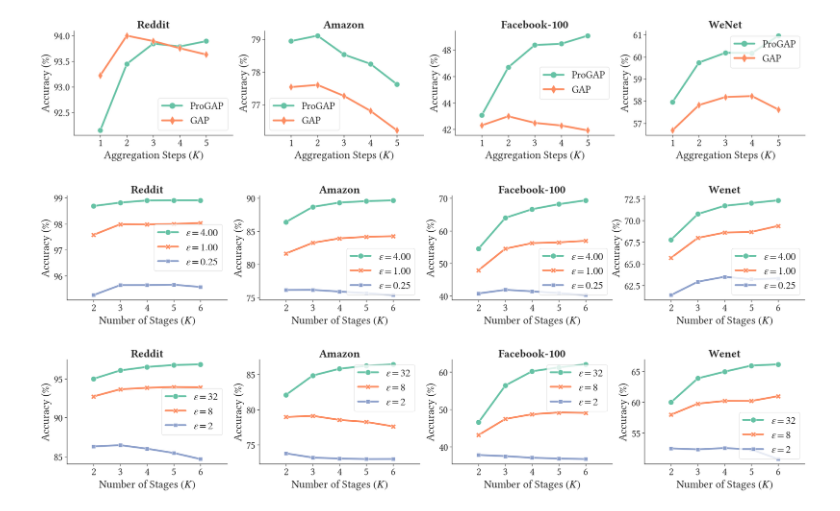
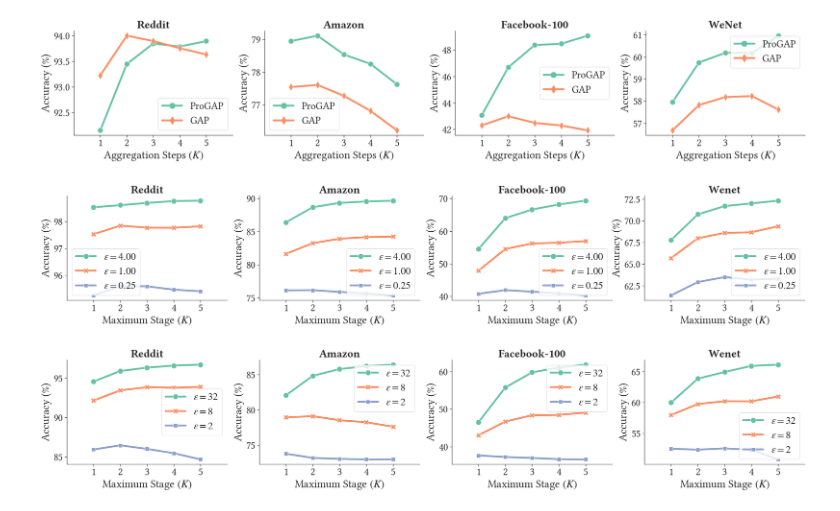
Before and after one commit to sisaman/ProGAP, a Jupyter notebook: results.ipynb, the cells around one changed output. Cells and saved outputs as stored; diff of their text form; code cells hidden in the pictures.

```diff
--- a/results.ipynb
+++ b/results.ipynb
@@ -487,7 +461,7 @@ g.fig.subplots_adjust(hspace=0.4, wspace=0.2)
 # %% [output]
 [figure]
 # %%
-cols = ['method', 'dataset', 'epsilon', 'stages', 'val/acc_mean', 'test/acc_mean']
+cols = ['method', 'dataset', 'epsilon', 'stages', 'layerwise', 'val/acc_mean', 'test/acc_mean']
 methods = ['ProGAP-EDP']
 datasets = ['reddit', 'amazon', 'facebook-100', 'wenet']
 epsilons = [0.25, 1, 4]
@@ -500,6 +474,8 @@ df = df.filter(items=cols)
 df = df[df['method'].isin(methods)]
 df = df[df['dataset'].isin(datasets)]
 df = df[df['epsilon'].isin(epsilons)]
+df = df.query('layerwise == False')
+df['stages'] -= 1
 
 # select best models based on valication accuracy
 idx = df.groupby(['method', 'dataset', 'epsilon', 'stages'])['val/acc_mean'].idxmax().values
@@ -508,33 +484,33 @@ df = df.loc[idx]
 df = df.sort_values(by='epsilon', ascending=False)
 df['epsilon'] = df['epsilon']#.astype(int).astype(str)
 df['style'] = df['method'].str.cat(df['epsilon'].astype(str), sep='-')
 
 g = sns.relplot(kind='line', data=df, hue='style', y='test/acc_mean', x='stages', col='dataset', aspect=1.2,
                 col_order=datasets, row_order=methods, markers=True, dashes=False, style='style', legend=False,
                 facet_kws={'sharey': False, 'sharex': False}, errorbar=None)
 
-g.set(ylabel='Accuracy (%)', xlabel='Number of Stages $(K)$', xlim=(1,7), xticks=range(2,7))
+g.set(ylabel='Accuracy (%)', xlabel='Maximum Stage $(K)$', xlim=(0,6), xticks=range(1,6))
 for method, axes in zip(methods, g.axes):
     for dataset, ax in zip(datasets, axes):
         ax.set_title(label=dataset.capitalize(), fontdict={'fontweight': 'bold'}, )
         ax.legend(
             labels=[f'$\epsilon={eps:.2f}$' for eps in df.loc[(df['method'] == method) & (df['dataset'] == dataset), 'epsilon'].unique()],
             # loc=legend_loc.get((method, dataset), None),
         )
         # ax.set_ylabel(f'{method} Accuracy (%)')
 
 # g.axes[0][0].set(ylim=(65,80))
 # g.axes[0][1].set(ylim=(97,99.1)); # g.axes[0][1].yaxis.set_major_formatter(FormatStrFormatter('%.1f'))
 # g.axes[0][2].set_ylim(70,85)
 # g.axes[1][0].set_ylim(55,70)
 # g.axes[1][1].set(ylim=(92,96))
 # g.axes[1][2].set_ylim(76,82)
 
 
 g.fig.subplots_adjust(hspace=0.4, wspace=0.2)
 # g.fig.set_figwidth(14)
 g.savefig('figs/stages-edge.pdf')
 # df
 # %% [output]
-[figure, old version]
+[figure, new version]
 # %%
```
Also changed, not shown: parts of 5 cells of this notebook.
